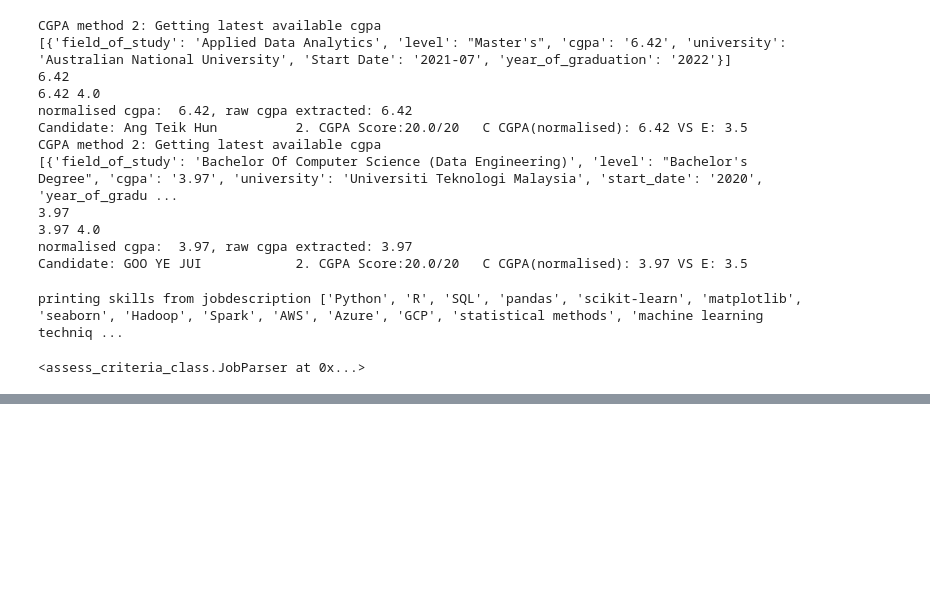
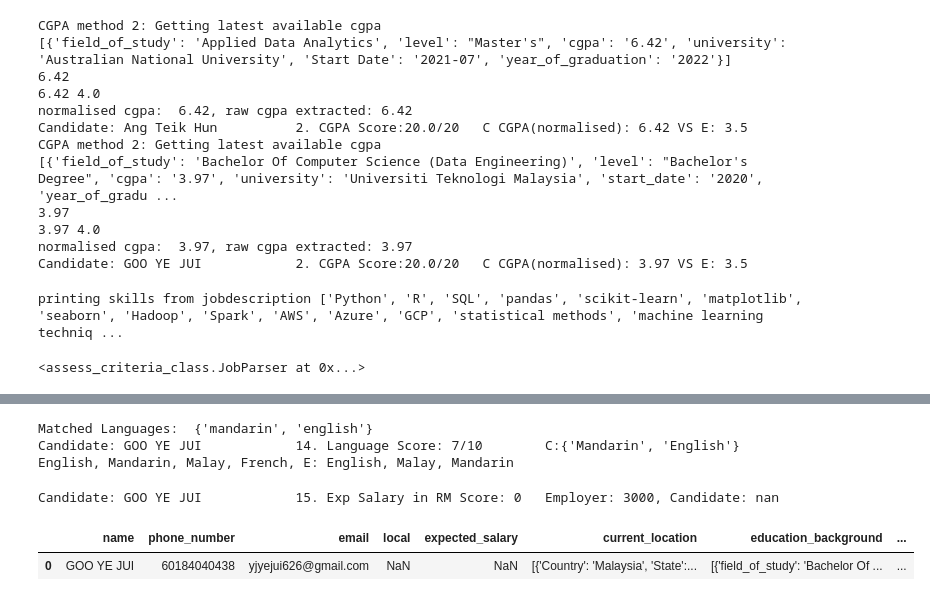
Before and after one commit to CthreeP0/Rag_project, a Jupyter notebook: fyp.ipynb, the cells around one changed output, grey strips where cells are left out. Drawn from its saved outputs; the diff is of its cells as text; code cells hidden in the pictures; blank space fills up the shorter version.

```diff
--- a/fyp.ipynb
+++ b/fyp.ipynb
@@ -434,0 +1164,5 @@ def evaluate_skill_groups(self,data_dict,input,weightage):
+# %%
+input = "include(Shell, BP) , exclude()"
+# data_dict['previous_job_roles'][0] = data_dict['previous_job_roles'][0].replace("'", '"')
+# data_dict['previous_job_roles'][0] = json.loads(data_dict['previous_job_roles'][0])
+data_dict[['targeted_employer', 'targeted_employer_score']] = data_dict.apply(lambda row: pd.Series(evaluate_targetted_employer(row, input, 20)), axis=1)
@@ -434,0 +1235,9 @@ def evaluate_skill_groups(self,data_dict,input,weightage):
+# %%
+input = "English, Malay, Mandarin"
+
+# data_dict['language'][0] = data_dict['language'][0].replace("'", '"')
+# data_dict['language'][0] = json.loads(data_dict['language'][0])
+data_dict['language_score'] = data_dict.apply(lambda row: evaluate_language_score(row, input,10), axis=1)
+# %% [output]
+Matched Languages:  {'mandarin', 'english'}
+Candidate: GOO YE JUI            14. Language Score: 7/10        C:{'Mandarin', 'English'} English, Mandarin, Malay, French, E: English, Malay, Mandarin
@@ -434,0 +1285,10 @@ def evaluate_skill_groups(self,data_dict,input,weightage):
+# %%
+input = "3000"
+data_dict['expected_salary_score'] = data_dict.apply(lambda row: evaluate_salary_score(row, input,10), axis=1)
+# %% [output]
+Candidate: GOO YE JUI            15. Exp Salary in RM Score: 0   Employer: 3000, Candidate: nan
+# %%
+data_dict
+# %% [output]
+|  | name | phone_number | email | local | expected_salary | current_location | education_background | ... |
+| 0 | GOO YE JUI | 60184040438 | yjyejui626@gmail.com | NaN | NaN | [{'Country': 'Malaysia', 'State':... | [{'field_of_study': 'Bachelor Of ... | ... |
```
Also changed, not shown: parts of 30 cells of this notebook, 7 other files.
